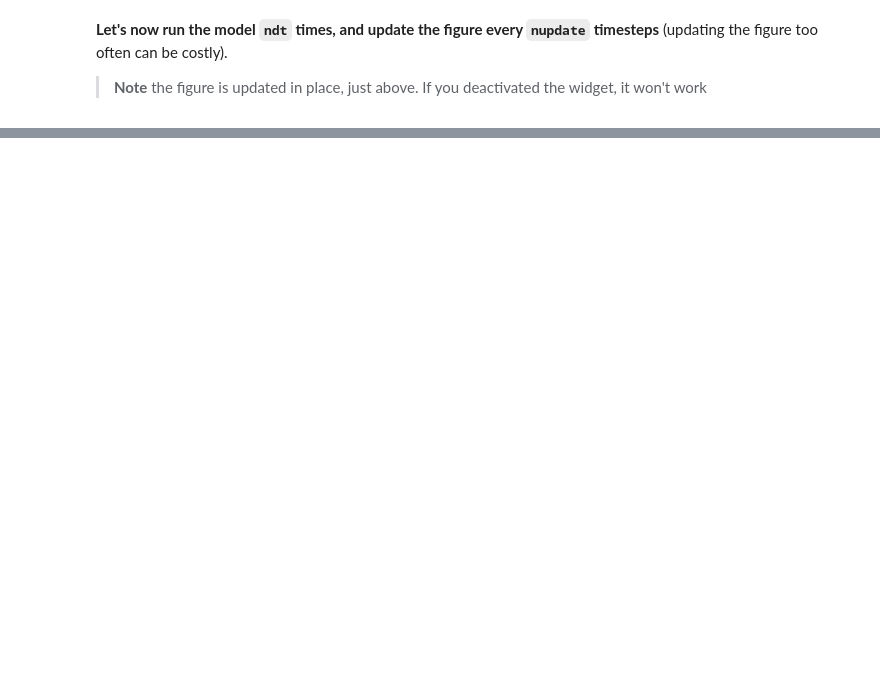
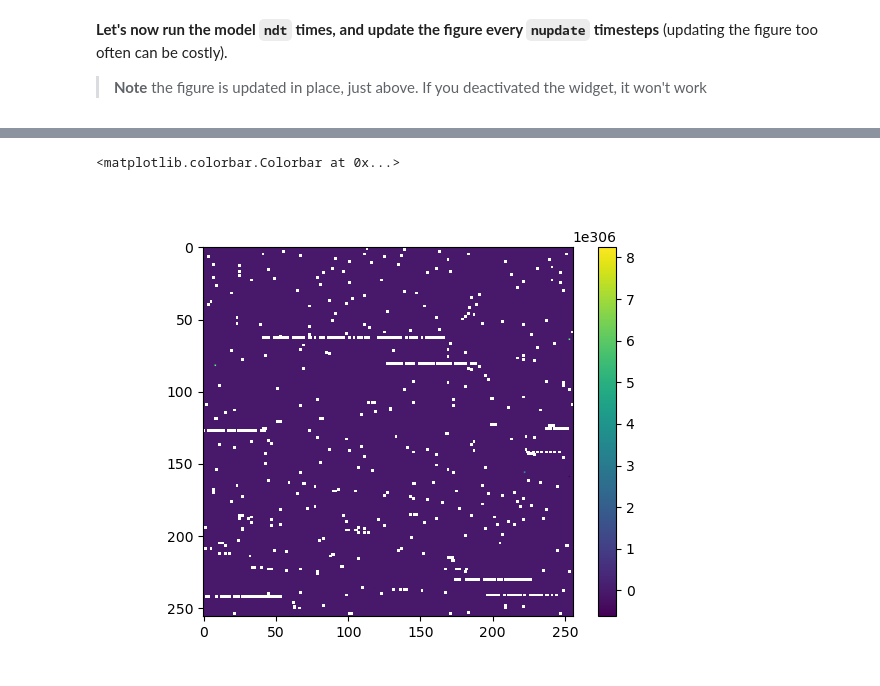
Before and after one commit to bgailleton/DAGGER, a Jupyter notebook: notebooks/popscape/Tsc_0_ basics-Copy1.ipynb, the cells around one changed output, grey strips where cells are left out. Drawn from its saved outputs; the diff is of its cells as text; code cells hidden in the pictures; blank space fills up the shorter version.

```diff
--- a/notebooks/popscape/Tsc_0_ basics-Copy1.ipynb
+++ b/notebooks/popscape/Tsc_0_ basics-Copy1.ipynb
@@ -111,2 +120,13 @@ Timestep 9900
+# %%
+fig, ax = plt.subplots()
+A = ts.graph.accumulate_variable_downstream_SFD(ts.connector, prec)
+A = ts.get_Qw()
+A = ts.get_precipitations()
+cb = ax.imshow(A.reshape(rshp))
+# cb = ax.imshow(prec.reshape(rshp))
+plt.colorbar(cb)
+# %% [output]
+<matplotlib.colorbar.Colorbar at 0x...>
+[figure, added]
 # %%
 ts.fluvial_off()
```
Also changed, not shown: parts of 4 cells of this notebook, 2 other files.
